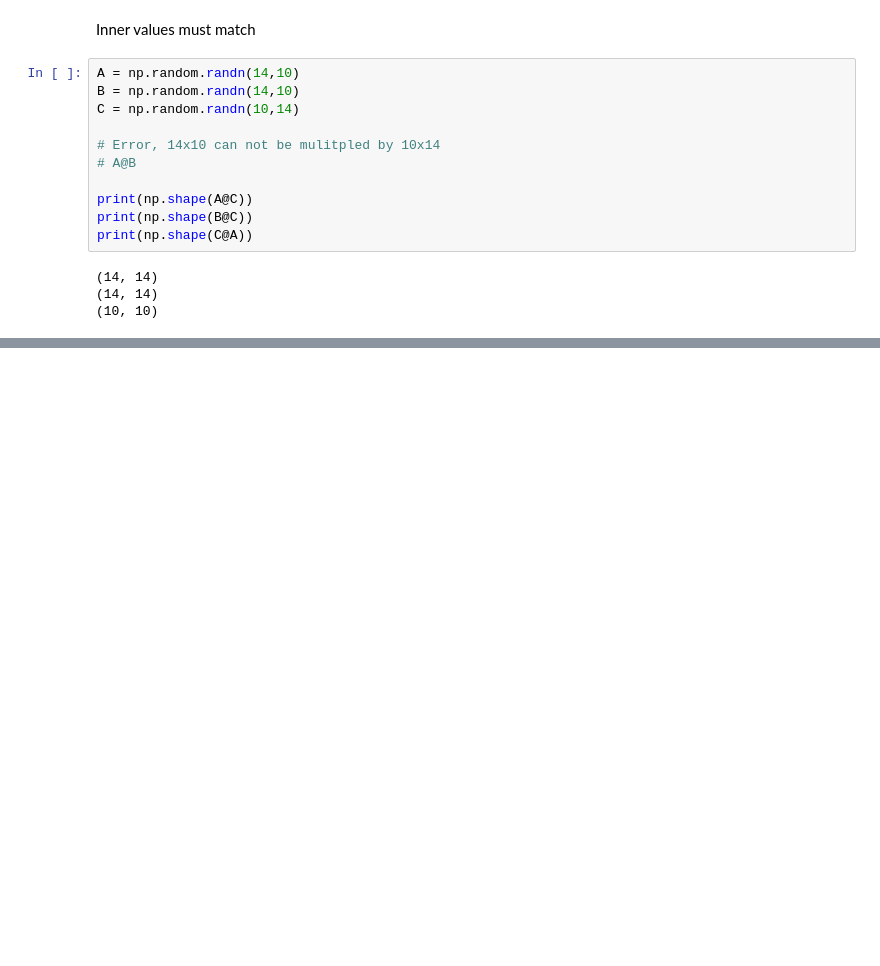
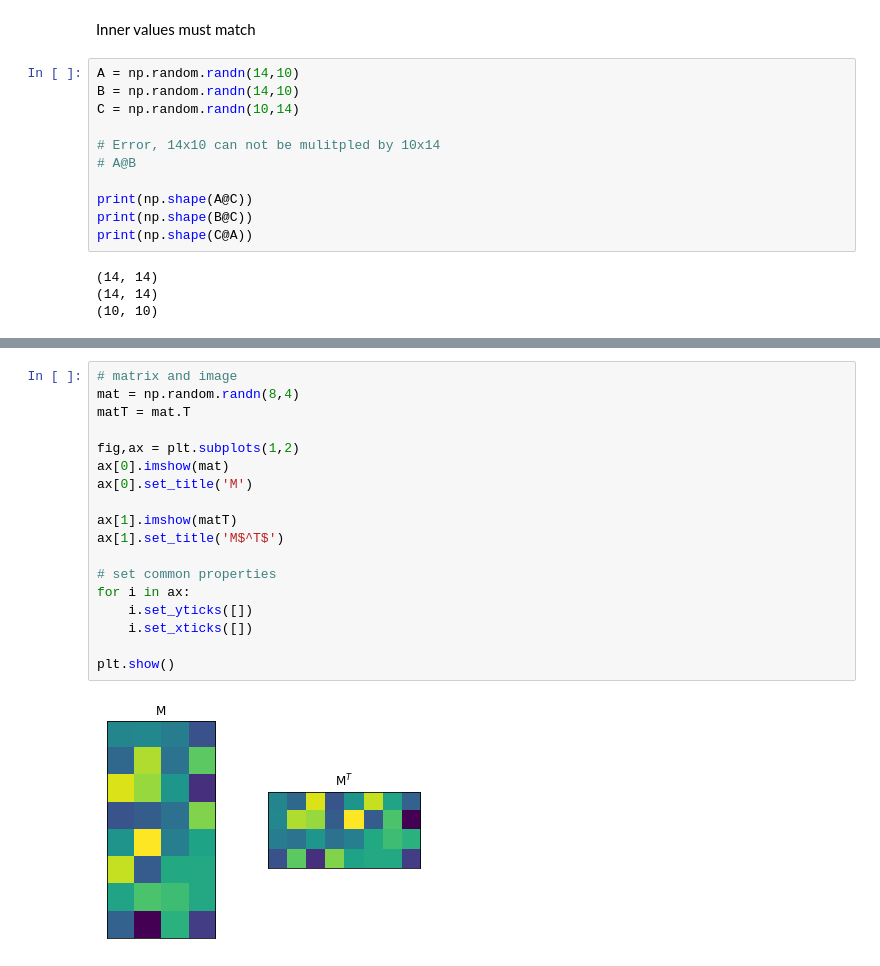
Before and after one commit to sjrusso8/calculus-refresher, a Jupyter notebook: linear algrebra/matrices_numpy.ipynb, the cells around one changed output, grey strips where cells are left out. Cells and saved outputs as stored; diff of their text form; blank space fills up the shorter version.

```diff
--- a/linear algrebra/matrices_numpy.ipynb
+++ b/linear algrebra/matrices_numpy.ipynb
@@ -39,0 +77,20 @@ A bunch of dot products.  The final matrix is made up of the row dot product of
+# %%
+# matrix and image
+mat = np.random.randn(8,4)
+matT = mat.T
+
+fig,ax = plt.subplots(1,2)
+ax[0].imshow(mat)
+ax[0].set_title('M')
+
+ax[1].imshow(matT)
+ax[1].set_title('M$^T$')
+
+# set common properties
+for i in ax:
+    i.set_yticks([])
+    i.set_xticks([])
+
+plt.show()
+# %% [output]
+[figure, added]
```
Also changed, not shown: parts of 4 cells of this notebook, 1 other file.
